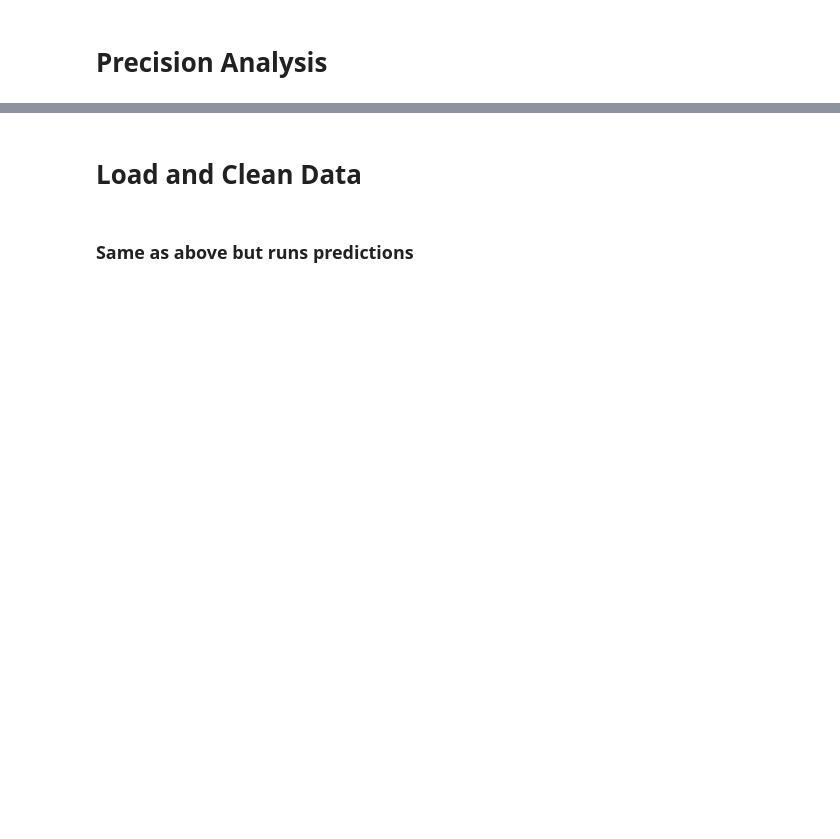
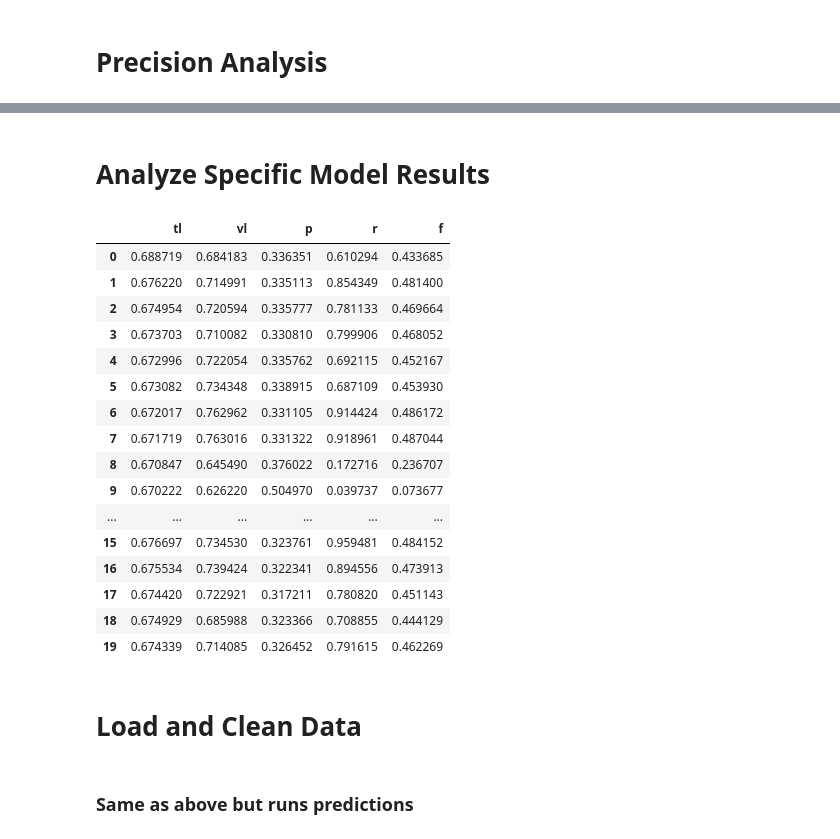
Before and after one commit to mads-swaps/swap-for-profit, a Jupyter notebook: playground/nicks/torch/py_torch_model_validation.ipynb, the cells around one changed output, grey strips where cells are left out. Saved outputs shown, nothing was run; the diff lists cells and outputs as text; code cells hidden in the pictures; blank space fills up the shorter version.

```diff
--- a/playground/nicks/torch/py_torch_model_validation.ipynb
+++ b/playground/nicks/torch/py_torch_model_validation.ipynb
@@ -167,3 +256,25 @@ plt.show()
+# %% [markdown]
+# Analyze Specific Model Results
+# %%
+pd.DataFrame(model_data['alpha17'])
+# %% [output]
+|  | tl | vl | p | r | f |
+| 0 | 0.688719 | 0.684183 | 0.336351 | 0.610294 | 0.433685 |
+| 1 | 0.676220 | 0.714991 | 0.335113 | 0.854349 | 0.481400 |
+| 2 | 0.674954 | 0.720594 | 0.335777 | 0.781133 | 0.469664 |
+| 3 | 0.673703 | 0.710082 | 0.330810 | 0.799906 | 0.468052 |
+| 4 | 0.672996 | 0.722054 | 0.335762 | 0.692115 | 0.452167 |
+| 5 | 0.673082 | 0.734348 | 0.338915 | 0.687109 | 0.453930 |
+| 6 | 0.672017 | 0.762962 | 0.331105 | 0.914424 | 0.486172 |
+| 7 | 0.671719 | 0.763016 | 0.331322 | 0.918961 | 0.487044 |
+| 8 | 0.670847 | 0.645490 | 0.376022 | 0.172716 | 0.236707 |
+| 9 | 0.670222 | 0.626220 | 0.504970 | 0.039737 | 0.073677 |
+| ... | ... | ... | ... | ... | ... |
+| 15 | 0.676697 | 0.734530 | 0.323761 | 0.959481 | 0.484152 |
+| 16 | 0.675534 | 0.739424 | 0.322341 | 0.894556 | 0.473913 |
+| 17 | 0.674420 | 0.722921 | 0.317211 | 0.780820 | 0.451143 |
+| 18 | 0.674929 | 0.685988 | 0.323366 | 0.708855 | 0.444129 |
+| 19 | 0.674339 | 0.714085 | 0.326452 | 0.791615 | 0.462269 |
 # %% [markdown]
 # Load and Clean Data
 # %%
```
Also changed, not shown: parts of 5 cells of this notebook, 3 other files.
